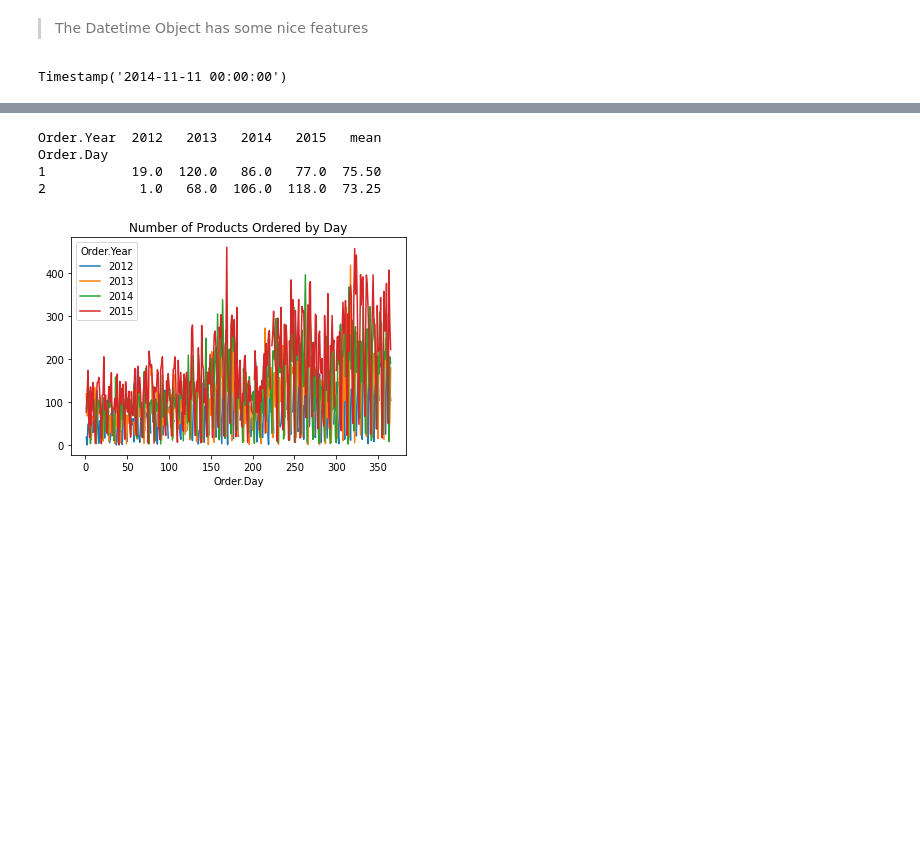
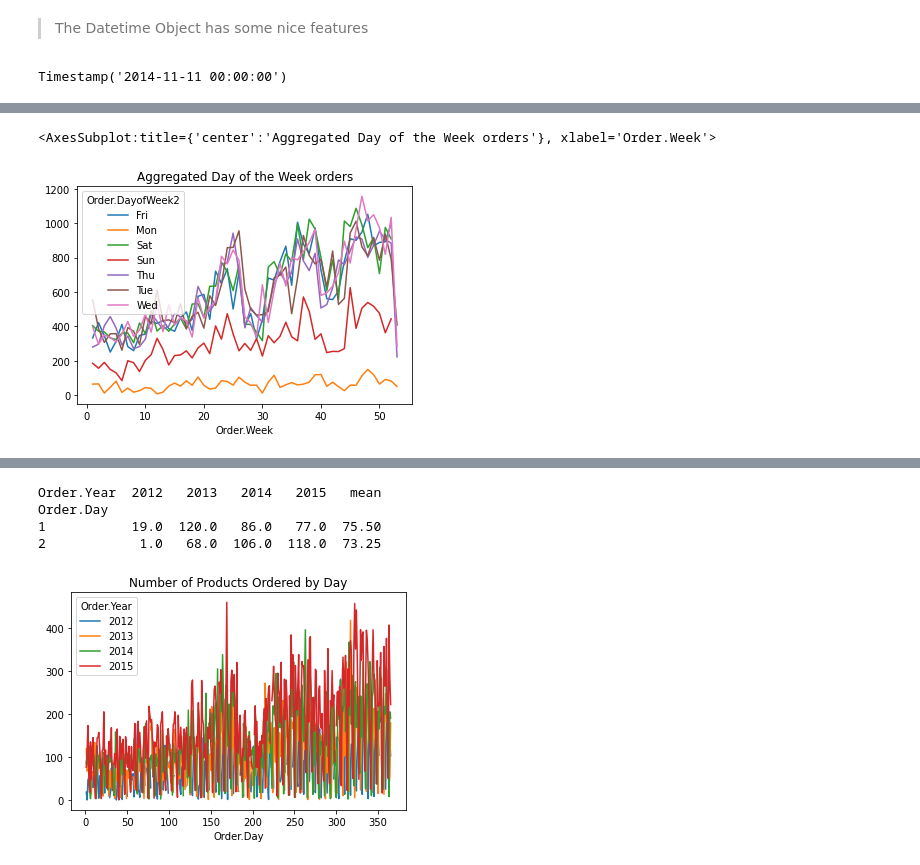
Before and after one commit to borkostolo/RetailCompanyAnalytics, a Jupyter notebook: ERetailCompanyDataAnalytics.ipynb, the cells around one changed output, grey strips where cells are left out. Saved outputs shown, nothing was run; the diff lists cells and outputs as text; code cells hidden in the pictures; blank space fills up the shorter version.

```diff
--- a/ERetailCompanyDataAnalytics.ipynb
+++ b/ERetailCompanyDataAnalytics.ipynb
@@ -315,0 +361,6 @@ orders_df[["Order.Date","Order.Year","Order.Month","Order.Week","Order.Day"]][:4
+# %%
+# 0 is Monday and 6 is Sunday
+orders_df.groupby(['Order.Week','Order.DayofWeek2'])['Quantity'].sum().unstack('Order.DayofWeek2').plot(title="Aggregated Day of the Week orders")
+# %% [output]
+<AxesSubplot:title={'center':'Aggregated Day of the Week orders'}, xlabel='Order.Week'>
+[figure, added]
```
Also changed, not shown: parts of 35 cells of this notebook.
